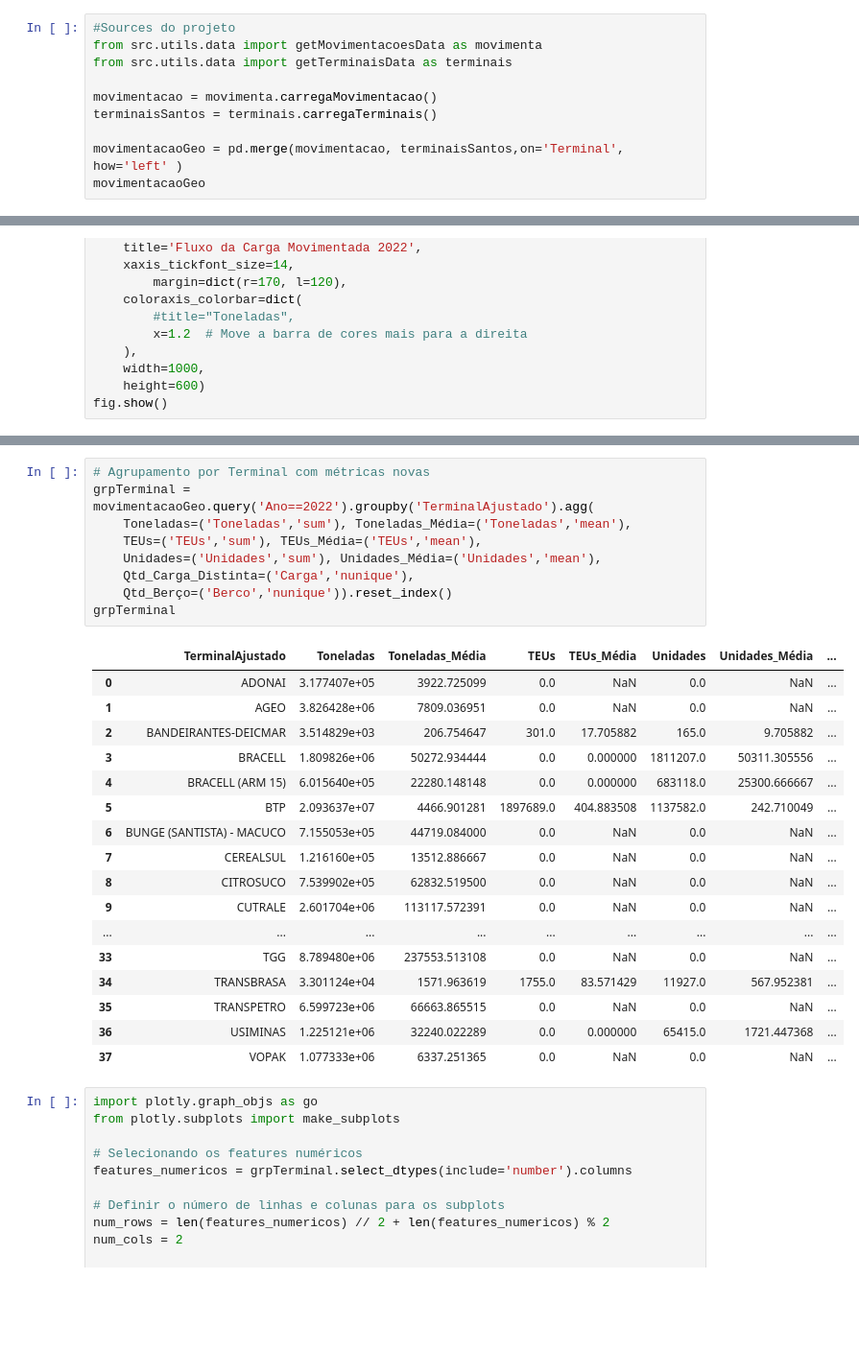
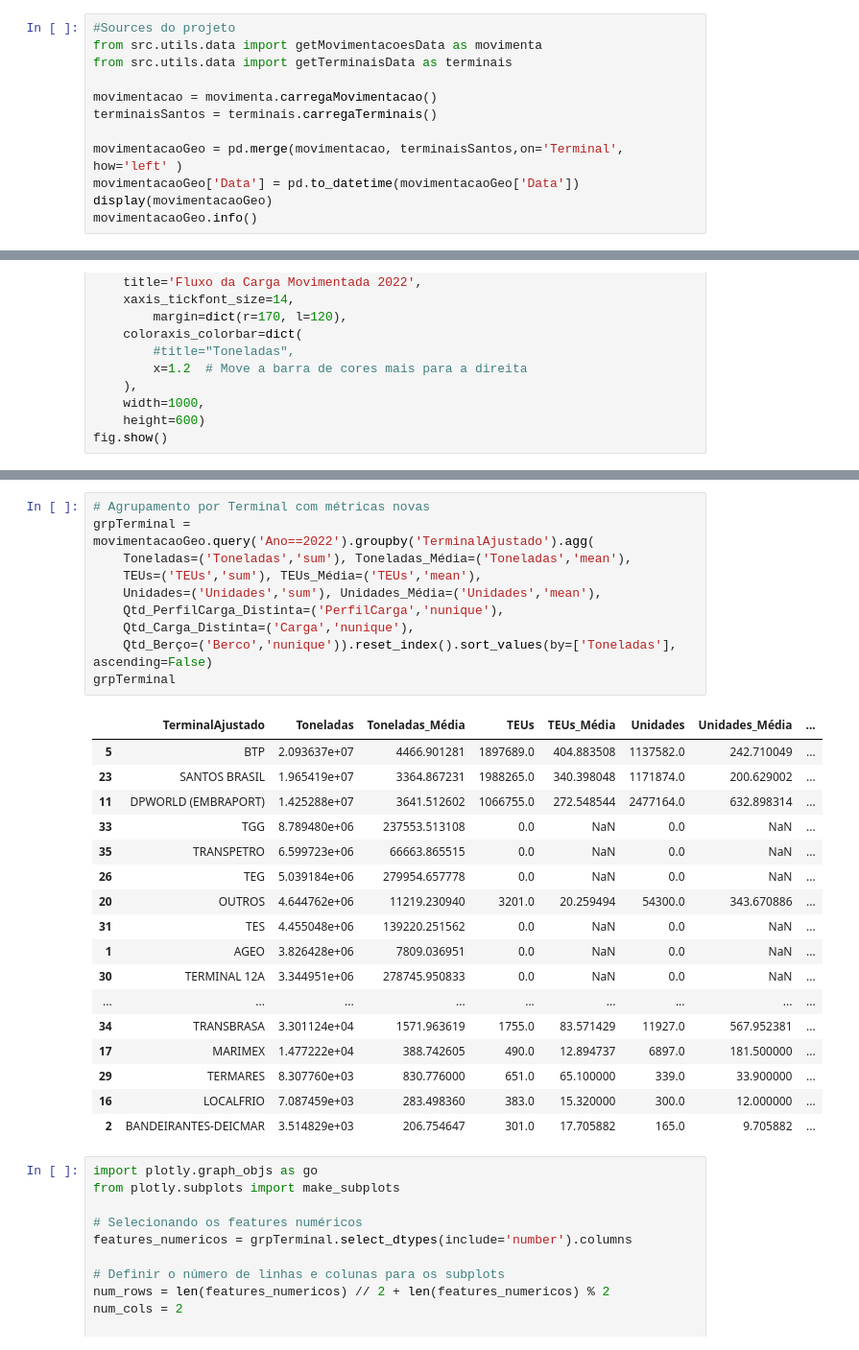
Before and after one commit to vendrame2/Infoviz-MensarioPortoSantos, a Jupyter notebook: EDA.ipynb, the cells around one changed output, grey strips where cells are left out. Shown at 96% size. Cells and saved outputs as stored; diff of their text form; blank space fills up the shorter version.

```diff
--- a/EDA.ipynb
+++ b/EDA.ipynb
@@ -16,7 +16,9 @@ movimentacao = movimenta.carregaMovimentacao()
 terminaisSantos = terminais.carregaTerminais()
 
 movimentacaoGeo = pd.merge(movimentacao, terminaisSantos,on='Terminal', how='left' )
-movimentacaoGeo
+movimentacaoGeo['Data'] = pd.to_datetime(movimentacaoGeo['Data'])
+display(movimentacaoGeo)
+movimentacaoGeo.info()
 # %% [output]
 |  | Ano | Mes | Berco | TipoInstalacao | Terminal | PerfilCarga | TipoOperacao | Navegacao | ... |
 | 0 | 2005 | 1 | SABOO 1 | PORTO ORGANIZADO | OUTROS | CARGA GERAL | CONVENCIONAL | LONGO CURSO | ... |
@@ -305,30 +470,31 @@ fig.show()
 # %%
 # Agrupamento por Terminal com métricas novas
 grpTerminal = movimentacaoGeo.query('Ano==2022').groupby('TerminalAjustado').agg(
     Toneladas=('Toneladas','sum'), Toneladas_Média=('Toneladas','mean'),
     TEUs=('TEUs','sum'), TEUs_Média=('TEUs','mean'),
     Unidades=('Unidades','sum'), Unidades_Média=('Unidades','mean'),
+    Qtd_PerfilCarga_Distinta=('PerfilCarga','nunique'),
     Qtd_Carga_Distinta=('Carga','nunique'),
-    Qtd_Berço=('Berco','nunique')).reset_index()
+    Qtd_Berço=('Berco','nunique')).reset_index().sort_values(by=['Toneladas'], ascending=False)
 grpTerminal
 # %% [output]
 |  | TerminalAjustado | Toneladas | Toneladas_Média | TEUs | TEUs_Média | Unidades | Unidades_Média | ... |
-| 0 | ADONAI | 3.177407e+05 | 3922.725099 | 0.0 | NaN | 0.0 | NaN | ... |
+| 5 | BTP | 2.093637e+07 | 4466.901281 | 1897689.0 | 404.883508 | 1137582.0 | 242.710049 | ... |
+| 23 | SANTOS BRASIL | 1.965419e+07 | 3364.867231 | 1988265.0 | 340.398048 | 1171874.0 | 200.629002 | ... |
+| 11 | DPWORLD (EMBRAPORT) | 1.425288e+07 | 3641.512602 | 1066755.0 | 272.548544 | 2477164.0 | 632.898314 | ... |
+| 33 | TGG | 8.789480e+06 | 237553.513108 | 0.0 | NaN | 0.0 | NaN | ... |
+| 35 | TRANSPETRO | 6.599723e+06 | 66663.865515 | 0.0 | NaN | 0.0 | NaN | ... |
+| 26 | TEG | 5.039184e+06 | 279954.657778 | 0.0 | NaN | 0.0 | NaN | ... |
+| 20 | OUTROS | 4.644762e+06 | 11219.230940 | 3201.0 | 20.259494 | 54300.0 | 343.670886 | ... |
+| 31 | TES | 4.455048e+06 | 139220.251562 | 0.0 | NaN | 0.0 | NaN | ... |
 | 1 | AGEO | 3.826428e+06 | 7809.036951 | 0.0 | NaN | 0.0 | NaN | ... |
+| 30 | TERMINAL 12A | 3.344951e+06 | 278745.950833 | 0.0 | NaN | 0.0 | NaN | ... |
+| ... | ... | ... | ... | ... | ... | ... | ... | ... |
+| 34 | TRANSBRASA | 3.301124e+04 | 1571.963619 | 1755.0 | 83.571429 | 11927.0 | 567.952381 | ... |
+| 17 | MARIMEX | 1.477222e+04 | 388.742605 | 490.0 | 12.894737 | 6897.0 | 181.500000 | ... |
+| 29 | TERMARES | 8.307760e+03 | 830.776000 | 651.0 | 65.100000 | 339.0 | 33.900000 | ... |
+| 16 | LOCALFRIO | 7.087459e+03 | 283.498360 | 383.0 | 15.320000 | 300.0 | 12.000000 | ... |
 | 2 | BANDEIRANTES-DEICMAR | 3.514829e+03 | 206.754647 | 301.0 | 17.705882 | 165.0 | 9.705882 | ... |
-| 3 | BRACELL | 1.809826e+06 | 50272.934444 | 0.0 | 0.000000 | 1811207.0 | 50311.305556 | ... |
-| 4 | BRACELL (ARM 15) | 6.015640e+05 | 22280.148148 | 0.0 | 0.000000 | 683118.0 | 25300.666667 | ... |
-| 5 | BTP | 2.093637e+07 | 4466.901281 | 1897689.0 | 404.883508 | 1137582.0 | 242.710049 | ... |
-| 6 | BUNGE (SANTISTA) - MACUCO | 7.155053e+05 | 44719.084000 | 0.0 | NaN | 0.0 | NaN | ... |
-| 7 | CEREALSUL | 1.216160e+05 | 13512.886667 | 0.0 | NaN | 0.0 | NaN | ... |
-| 8 | CITROSUCO | 7.539902e+05 | 62832.519500 | 0.0 | NaN | 0.0 | NaN | ... |
-| 9 | CUTRALE | 2.601704e+06 | 113117.572391 | 0.0 | NaN | 0.0 | NaN | ... |
-| ... | ... | ... | ... | ... | ... | ... | ... | ... |
-| 33 | TGG | 8.789480e+06 | 237553.513108 | 0.0 | NaN | 0.0 | NaN | ... |
-| 34 | TRANSBRASA | 3.301124e+04 | 1571.963619 | 1755.0 | 83.571429 | 11927.0 | 567.952381 | ... |
-| 35 | TRANSPETRO | 6.599723e+06 | 66663.865515 | 0.0 | NaN | 0.0 | NaN | ... |
-| 36 | USIMINAS | 1.225121e+06 | 32240.022289 | 0.0 | 0.000000 | 65415.0 | 1721.447368 | ... |
-| 37 | VOPAK | 1.077333e+06 | 6337.251365 | 0.0 | NaN | 0.0 | NaN | ... |
 # %%
 import plotly.graph_objs as go
 from plotly.subplots import make_subplots
```
Also changed, not shown: parts of 24 cells of this notebook, 13 other files.
